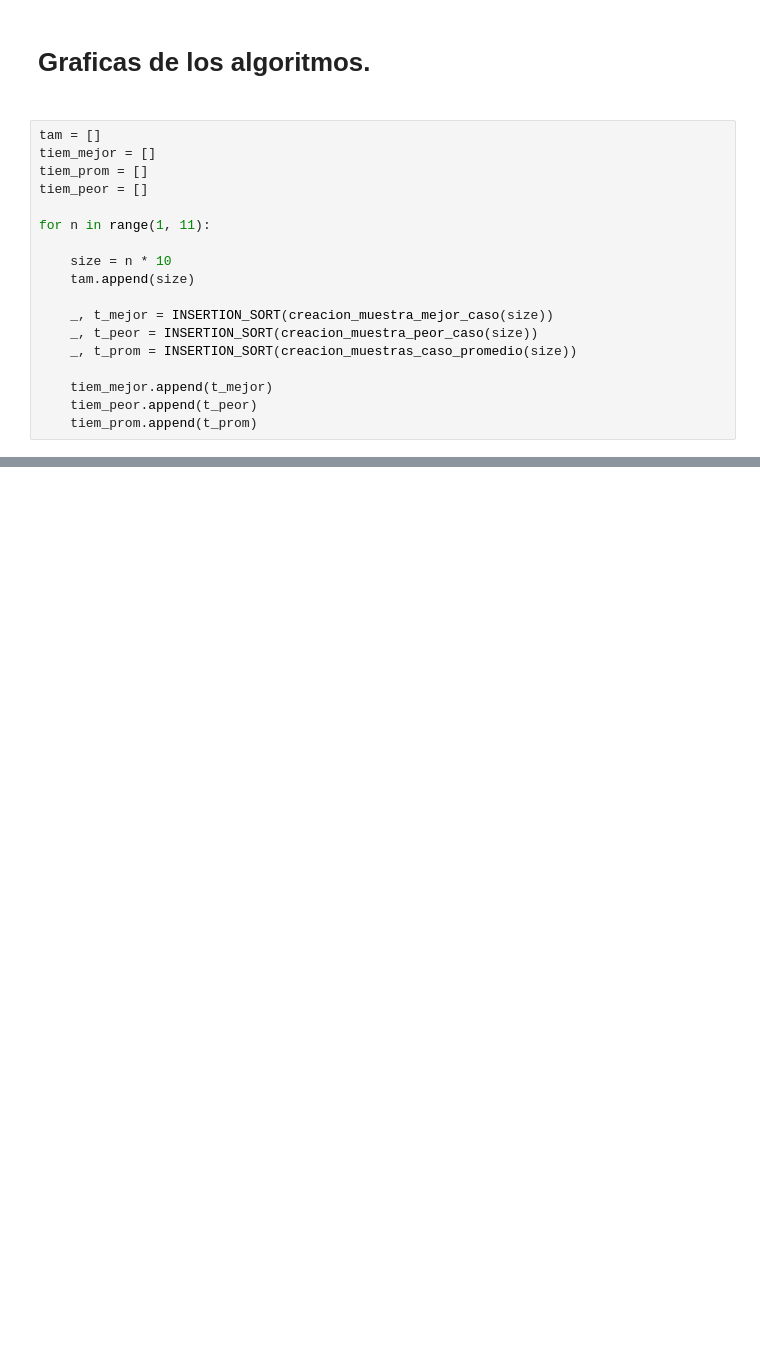
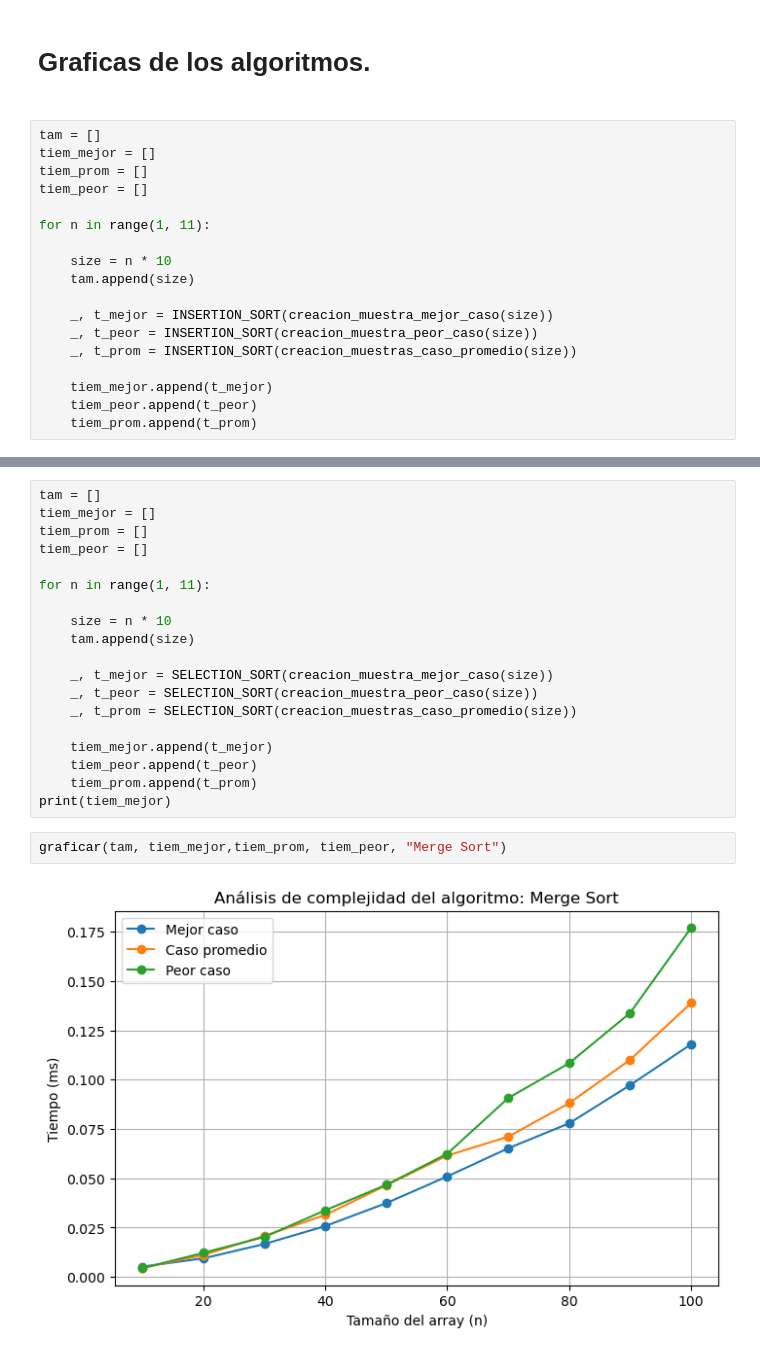
Before and after one commit to Javier033x/Tareas-Unison, a Jupyter notebook: 2026-1/Analisis_de_Algoritmos/Tareas/Tarea_1/algoritmos_codigo/algoritmos_codigo.ipynb, the cells around one changed output, grey strips where cells are left out. Saved outputs shown, nothing was run; the diff lists cells and outputs as text; blank space fills up the shorter version.

```diff
--- a/2026-1/Analisis_de_Algoritmos/Tareas/Tarea_1/algoritmos_codigo/algoritmos_codigo.ipynb
+++ b/2026-1/Analisis_de_Algoritmos/Tareas/Tarea_1/algoritmos_codigo/algoritmos_codigo.ipynb
@@ -163,0 +186,23 @@ graficar(tam, tiem_mejor,tiem_prom, tiem_peor)
+# %%
+tam = []
+tiem_mejor = []
+tiem_prom = []
+tiem_peor = []
+
+for n in range(1, 11):
+
+    size = n * 10
+    tam.append(size)
+
+    _, t_mejor = SELECTION_SORT(creacion_muestra_mejor_caso(size))
+    _, t_peor = SELECTION_SORT(creacion_muestra_peor_caso(size))
+    _, t_prom = SELECTION_SORT(creacion_muestras_caso_promedio(size))
+
+    tiem_mejor.append(t_mejor)
+    tiem_peor.append(t_peor)
+    tiem_prom.append(t_prom)
+print(tiem_mejor)
+# %%
+graficar(tam, tiem_mejor,tiem_prom, tiem_peor, "Merge Sort")
+# %% [output]
+[figure, added]
```
Also changed, not shown: parts of 5 cells of this notebook.
